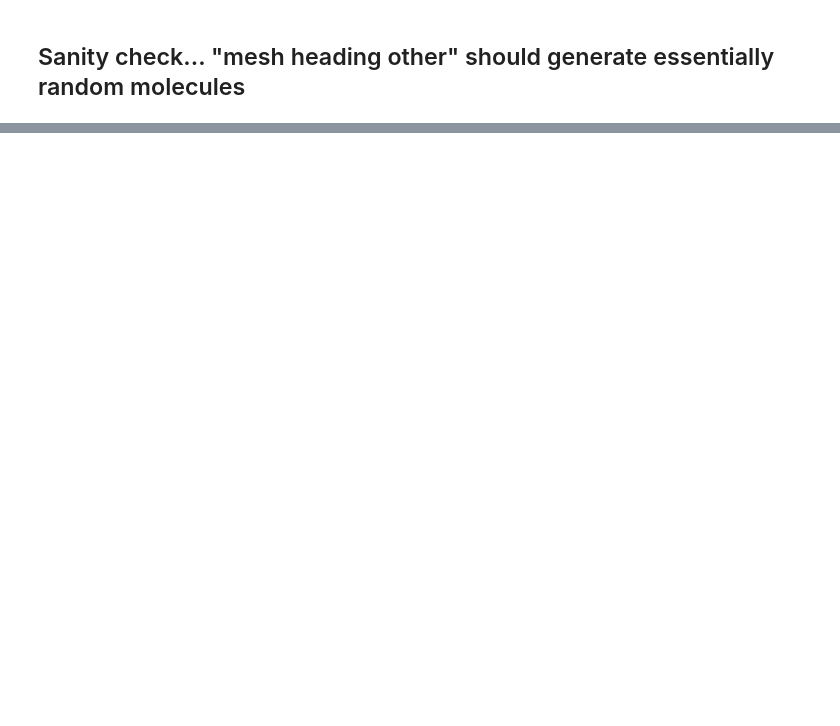
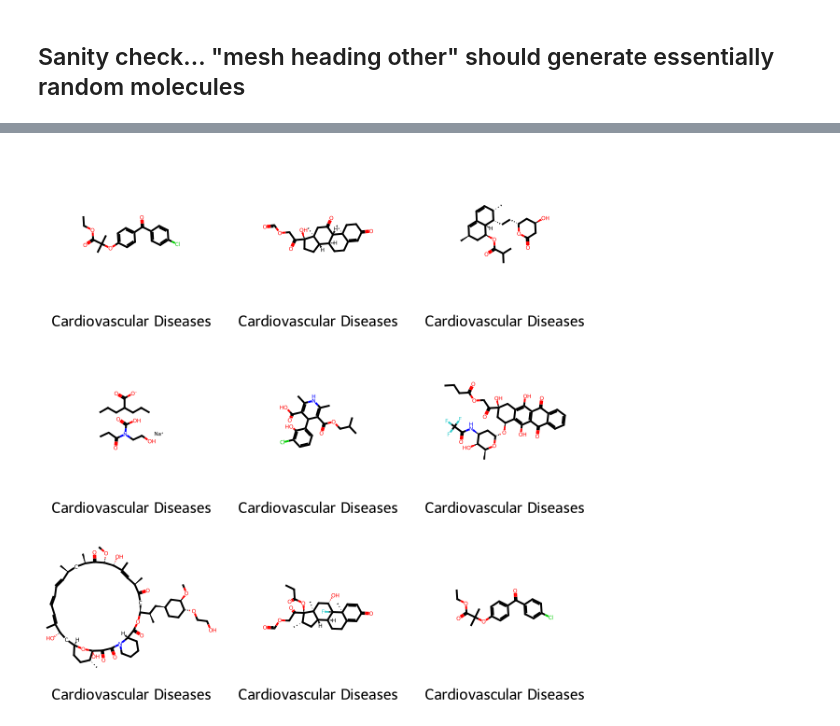
Before and after one commit to patrickwrowe/Language-Models-for-AI-Molecule-Generation, a Jupyter notebook: notebooks/ind_rnn_generator.ipynb, the cells around one changed output, grey strips where cells are left out. Cells and saved outputs as stored; diff of their text form; code cells hidden in the pictures; blank space fills up the shorter version.

```diff
--- a/notebooks/ind_rnn_generator.ipynb
+++ b/notebooks/ind_rnn_generator.ipynb
@@ -228,14 +250,13 @@ for idx in mesh_indices:
 # %%
-mols = []
-names = []
-for i, smiles in enumerate(outputs):
-    mols.append(Chem.MolFromSmiles(smiles))
-    names.append(dataset.indications_names[mesh_indices[i]].replace("mesh_heading_", ""))
-
-mols = [[mols[i + j] for i in range(rows)] for j in range(0, cols * rows, rows)]
-names = [[names[i + j] for i in range(rows)] for j in range(0, cols * rows, rows)]
-
-display(Draw.MolsMatrixToGridImage(mols, legendsMatrix=names))
+display(Markdown(f"## Showing {images_per_indication} example chemical structures for {indications_filter_name}"))
+display(
+    utilities.draw_molecules_as_grid_from_smiles(
+        canonical_smiles=outputs,
+        names=[dataset.indications_names[mesh_indices[i]].replace("mesh_heading_", "") for i in range(len(outputs))]  # Just number them
+    )
+)
+# %% [output]
+[figure, added]
 # %%
 rows, cols = 3, 3
 
```
Also changed, not shown: parts of 11 cells of this notebook, 1 other file.
